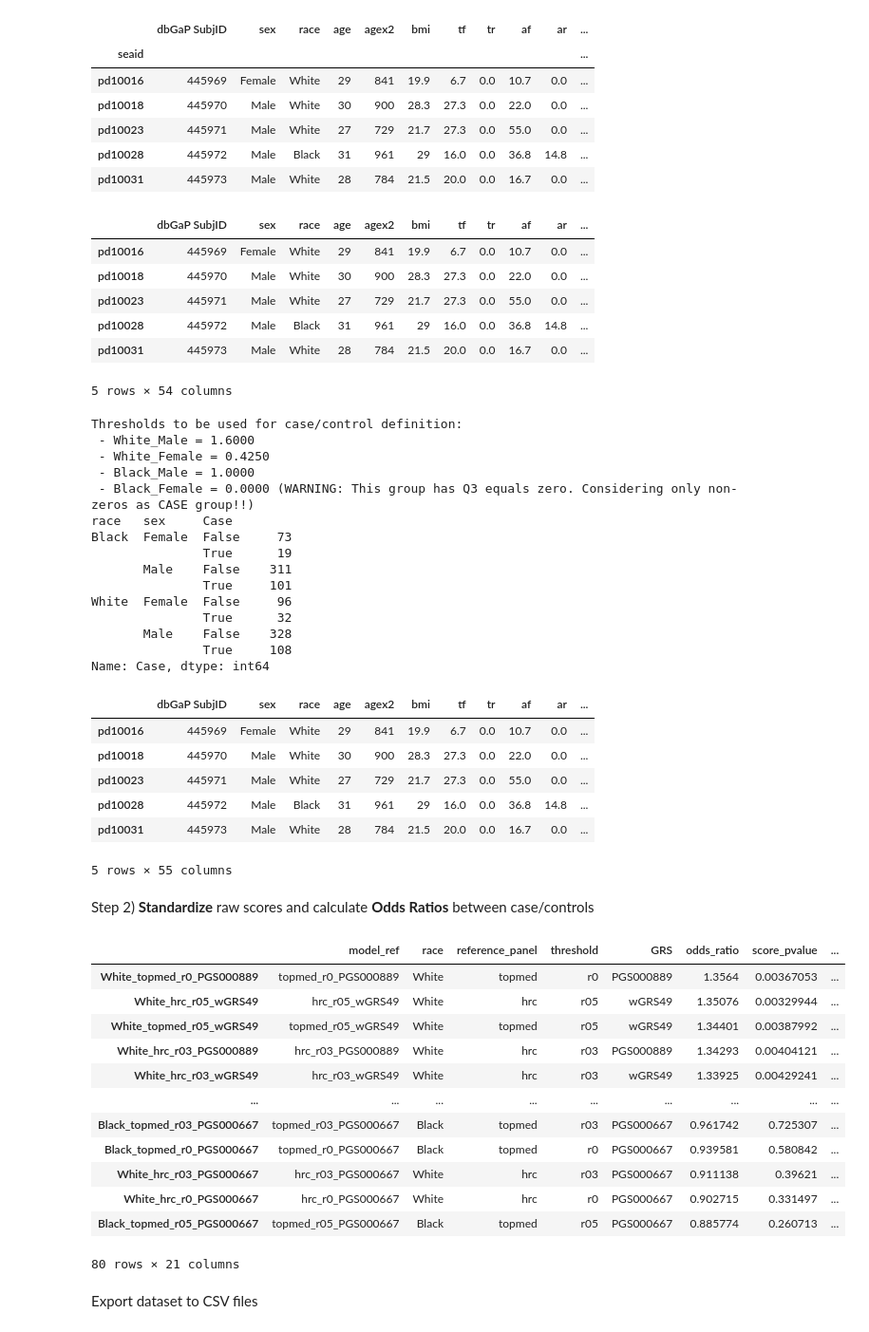
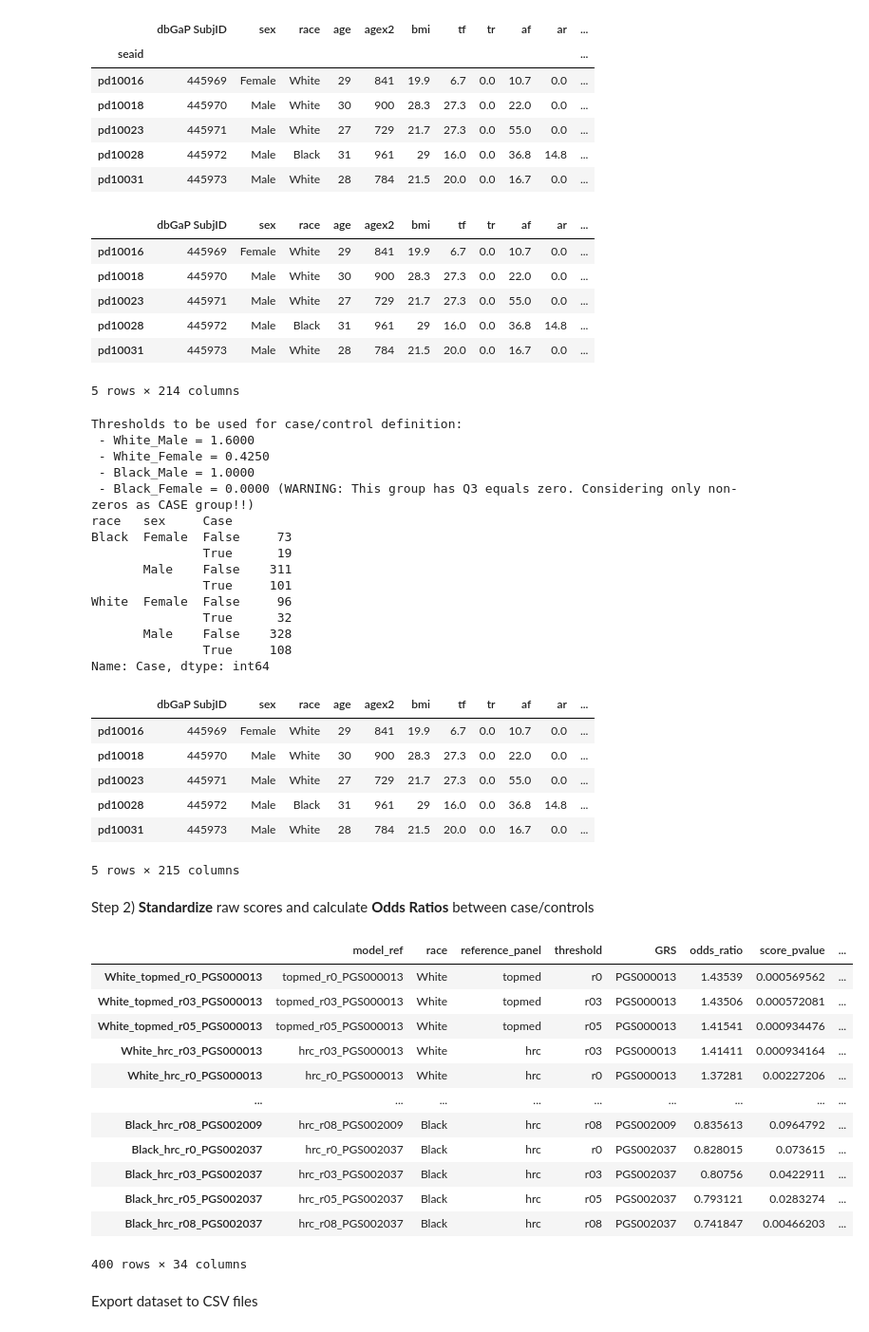
Before and after one commit to rodrigoguarischi/sea, a Jupyter notebook: calculate_grs_odds_ratios_and_create_plots.ipynb, the cells around one changed output. Shown at 95% size. Drawn from its saved outputs; the diff is of its cells as text; code cells hidden in the pictures.

Commit message:
Including metadata about scores and exporting results to XLS file

```diff
--- a/calculate_grs_odds_ratios_and_create_plots.ipynb
+++ b/calculate_grs_odds_ratios_and_create_plots.ipynb
@@ -18,3 +21,26 @@ import json
+# %%
+import glob
+import pandas as pd
+import gzip
+
+os.chdir("/labs/tassimes/rodrigoguarischi/projects/sea/apply_grs/pgs_reference_weights/")
+
+# Load all key/values present on the header of PGS files into a dictionary
+pgs_metadata = {}
+for current_score_file in glob.glob( "*.txt.gz" ):
+    score_name = current_score_file.replace(".txt.gz","")
+    pgs_metadata[score_name] = {}
+    with gzip.open( current_score_file,'rt') as f:
+        for line in f:
+            if( ( line.startswith("#") ) & (not line.startswith("##") ) ):
+                line = line.strip()
+                line = line.replace("#", "")
+                key, value = line.split("=")
+                pgs_metadata[score_name][key] = value
+    if( str( pgs_metadata[score_name]["pgs_id"] ).startswith("PGS") ):
+        pgs_metadata[score_name]["pgs_catalog_hyperlink"] = "https://www.pgscatalog.org/score/{0}/".format(pgs_metadata[score_name]["pgs_id"])
+    else:
+        pgs_metadata[score_name]["pgs_catalog_hyperlink"] = ""
 # %% [markdown]
 Step 1) Read phenotypic information and consolidate with raw PGS scores
 # %%
@@ -55,7 +81,7 @@ Name: sex, dtype: int64
 li = []
 li.append(sea_phenotypes)
 
-os.chdir("/labs/tassimes/rodrigoguarischi/projects/sea/apply_grs/raw_scores_20220425/")
+os.chdir("/labs/tassimes/rodrigoguarischi/projects/sea/apply_grs/raw_scores_20220428/")
 
 # Loop over info files and save info as a dictionary
 scores_info_dict = {}
@@ -97,7 +123,7 @@ sea_dataset_full.head()
 | pd10023 | 445971 | Male | White | 27 | 729 | 21.7 | 27.3 | 0.0 | 55.0 | 0.0 | ... |
 | pd10028 | 445972 | Male | Black | 31 | 961 | 29 | 16.0 | 0.0 | 36.8 | 14.8 | ... |
 | pd10031 | 445973 | Male | White | 28 | 784 | 21.5 | 20.0 | 0.0 | 16.7 | 0.0 | ... |
-5 rows × 54 columns
+5 rows × 214 columns
 # %%
 # Assign case/control classes to samples using top quartile rule splitting by sex
 
@@ -158,7 +184,7 @@ Name: Case, dtype: int64
 | pd10023 | 445971 | Male | White | 27 | 729 | 21.7 | 27.3 | 0.0 | 55.0 | 0.0 | ... |
 | pd10028 | 445972 | Male | Black | 31 | 961 | 29 | 16.0 | 0.0 | 36.8 | 14.8 | ... |
 | pd10031 | 445973 | Male | White | 28 | 784 | 21.5 | 20.0 | 0.0 | 16.7 | 0.0 | ... |
-5 rows × 55 columns
+5 rows × 215 columns
 # %% [markdown]
 Step 2) **Standardize** raw scores and calculate **Odds Ratios** between case/controls
 # %%
@@ -203,42 +229,45 @@ for race in ["White", "Black"]:
                     data=sea_dataset_subset).fit()
 
                 # Create dictonary with scores performances
                 model_summary_series = {
                         "model_ref": raw_score_name,
                         "race": race,
                         "reference_panel": reference_panel_id,
                         "threshold": threshold,
                         "GRS": grs,
                         "odds_ratio": np.exp( logit_models_dict[ standardize_score_name ].params )[ standardize_score_name ],
                         "score_pvalue": logit_models_dict[ standardize_score_name ].pvalues[ standardize_score_name ],
                         "conf_interval_lower": np.exp( logit_models_dict[ standardize_score_name ].conf_int()[0][ standardize_score_name ] ),
                         "conf_interval_upper": np.exp( logit_models_dict[ standardize_score_name ].conf_int()[1][ standardize_score_name ] )
                     }
                 # Add additional info from info files (coverage, etc)
                 model_summary_series.update( scores_info_dict[raw_score_name] )
 
+                # Add metadata about the GRSs to the output
+                model_summary_series.update( pgs_metadata[grs] )
+
                 # Transform dictionary on a pandas Series and name it as <standardize_score_name>
                 model_summary_series = pd.Series(
                     data=model_summary_series,
                     name=standardize_score_name
                 )
 
                 li.append(model_summary_series)
 
 # Concatenate results for all models tested and transpose object to make visualization easier
 models_summaries = pd.concat( li, axis=1 ).transpose().sort_values("odds_ratio", ascending=False)
 models_summaries
 # %% [output]
 |  | model_ref | race | reference_panel | threshold | GRS | odds_ratio | score_pvalue | ... |
-| White_topmed_r0_PGS000889 | topmed_r0_PGS000889 | White | topmed | r0 | PGS000889 | 1.3564 | 0.00367053 | ... |
-| White_hrc_r05_wGRS49 | hrc_r05_wGRS49 | White | hrc | r05 | wGRS49 | 1.35076 | 0.00329944 | ... |
-| White_topmed_r05_wGRS49 | topmed_r05_wGRS49 | White | topmed | r05 | wGRS49 | 1.34401 | 0.00387992 | ... |
-| White_hrc_r03_PGS000889 | hrc_r03_PGS000889 | White | hrc | r03 | PGS000889 | 1.34293 | 0.00404121 | ... |
-| White_hrc_r03_wGRS49 | hrc_r03_wGRS49 | White | hrc | r03 | wGRS49 | 1.33925 | 0.00429241 | ... |
+| White_topmed_r0_PGS000013 | topmed_r0_PGS000013 | White | topmed | r0 | PGS000013 | 1.43539 | 0.000569562 | ... |
+| White_topmed_r03_PGS000013 | topmed_r03_PGS000013 | White | topmed | r03 | PGS000013 | 1.43506 | 0.000572081 | ... |
+| White_topmed_r05_PGS000013 | topmed_r05_PGS000013 | White | topmed | r05 | PGS000013 | 1.41541 | 0.000934476 | ... |
+| White_hrc_r03_PGS000013 | hrc_r03_PGS000013 | White | hrc | r03 | PGS000013 | 1.41411 | 0.000934164 | ... |
+| White_hrc_r0_PGS000013 | hrc_r0_PGS000013 | White | hrc | r0 | PGS000013 | 1.37281 | 0.00227206 | ... |
 | ... | ... | ... | ... | ... | ... | ... | ... | ... |
-| Black_topmed_r03_PGS000667 | topmed_r03_PGS000667 | Black | topmed | r03 | PGS000667 | 0.961742 | 0.725307 | ... |
-| Black_topmed_r0_PGS000667 | topmed_r0_PGS000667 | Black | topmed | r0 | PGS000667 | 0.939581 | 0.580842 | ... |
-| White_hrc_r03_PGS000667 | hrc_r03_PGS000667 | White | hrc | r03 | PGS000667 | 0.911138 | 0.39621 | ... |
-| White_hrc_r0_PGS000667 | hrc_r0_PGS000667 | White | hrc | r0 | PGS000667 | 0.902715 | 0.331497 | ... |
-| Black_topmed_r05_PGS000667 | topmed_r05_PGS000667 | Black | topmed | r05 | PGS000667 | 0.885774 | 0.260713 | ... |
+| Black_hrc_r08_PGS002009 | hrc_r08_PGS002009 | Black | hrc | r08 | PGS002009 | 0.835613 | 0.0964792 | ... |
+| Black_hrc_r0_PGS002037 | hrc_r0_PGS002037 | Black | hrc | r0 | PGS002037 | 0.828015 | 0.073615 | ... |
+| Black_hrc_r03_PGS002037 | hrc_r03_PGS002037 | Black | hrc | r03 | PGS002037 | 0.80756 | 0.0422911 | ... |
+| Black_hrc_r05_PGS002037 | hrc_r05_PGS002037 | Black | hrc | r05 | PGS002037 | 0.793121 | 0.0283274 | ... |
+| Black_hrc_r08_PGS002037 | hrc_r08_PGS002037 | Black | hrc | r08 | PGS002037 | 0.741847 | 0.00466203 | ... |
-80 rows × 21 columns
+400 rows × 34 columns
```
Also changed, not shown: parts of 3 cells of this notebook.
